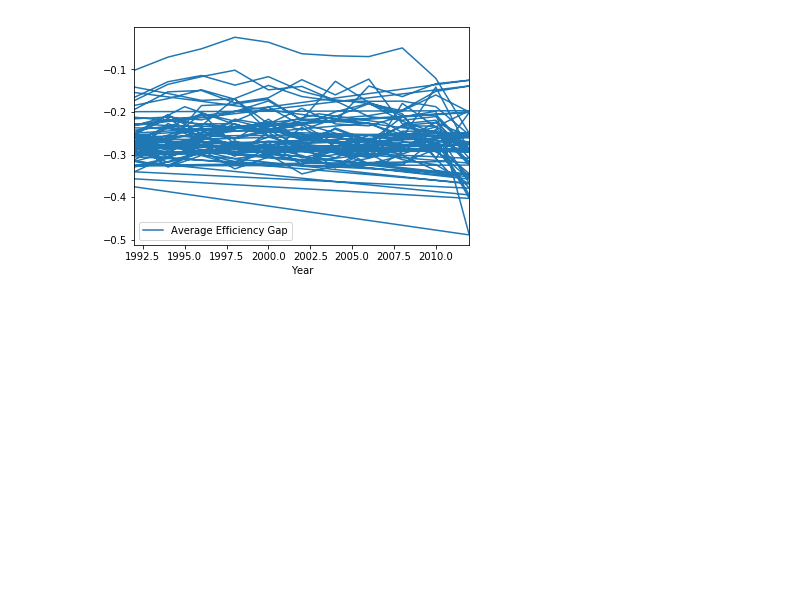
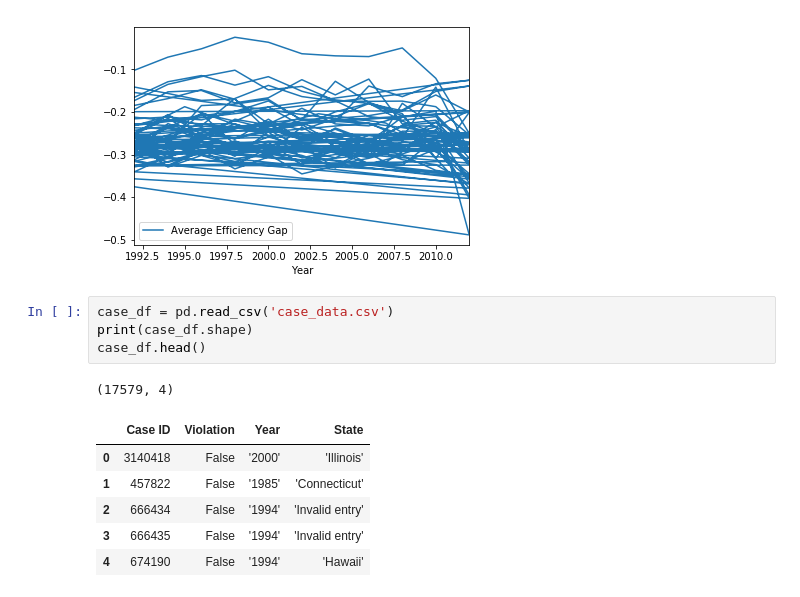
Before and after one commit to ksun0/EfficiencyGap, a Jupyter notebook: EfficiencyGap.ipynb, the cells around one changed output. Saved outputs shown, nothing was run; the diff lists cells and outputs as text; blank space fills up the shorter version.

```diff
--- a/EfficiencyGap.ipynb
+++ b/EfficiencyGap.ipynb
@@ -184,3 +184,15 @@ for state in states:
 plt2 = eg_df2.plot(x='Year', y='Average Efficiency Gap')
 # %% [output]
 [figure]
+# %%
+case_df = pd.read_csv('case_data.csv')
+print(case_df.shape)
+case_df.head()
+# %% [output]
+(17579, 4)
+|  | Case ID | Violation | Year | State |
+| 0 | 3140418 | False | '2000' | 'Illinois' |
+| 1 | 457822 | False | '1985' | 'Connecticut' |
+| 2 | 666434 | False | '1994' | 'Invalid entry' |
+| 3 | 666435 | False | '1994' | 'Invalid entry' |
+| 4 | 674190 | False | '1994' | 'Hawaii' |
```
Also changed, not shown: parts of 6 cells of this notebook, 3 other files.
